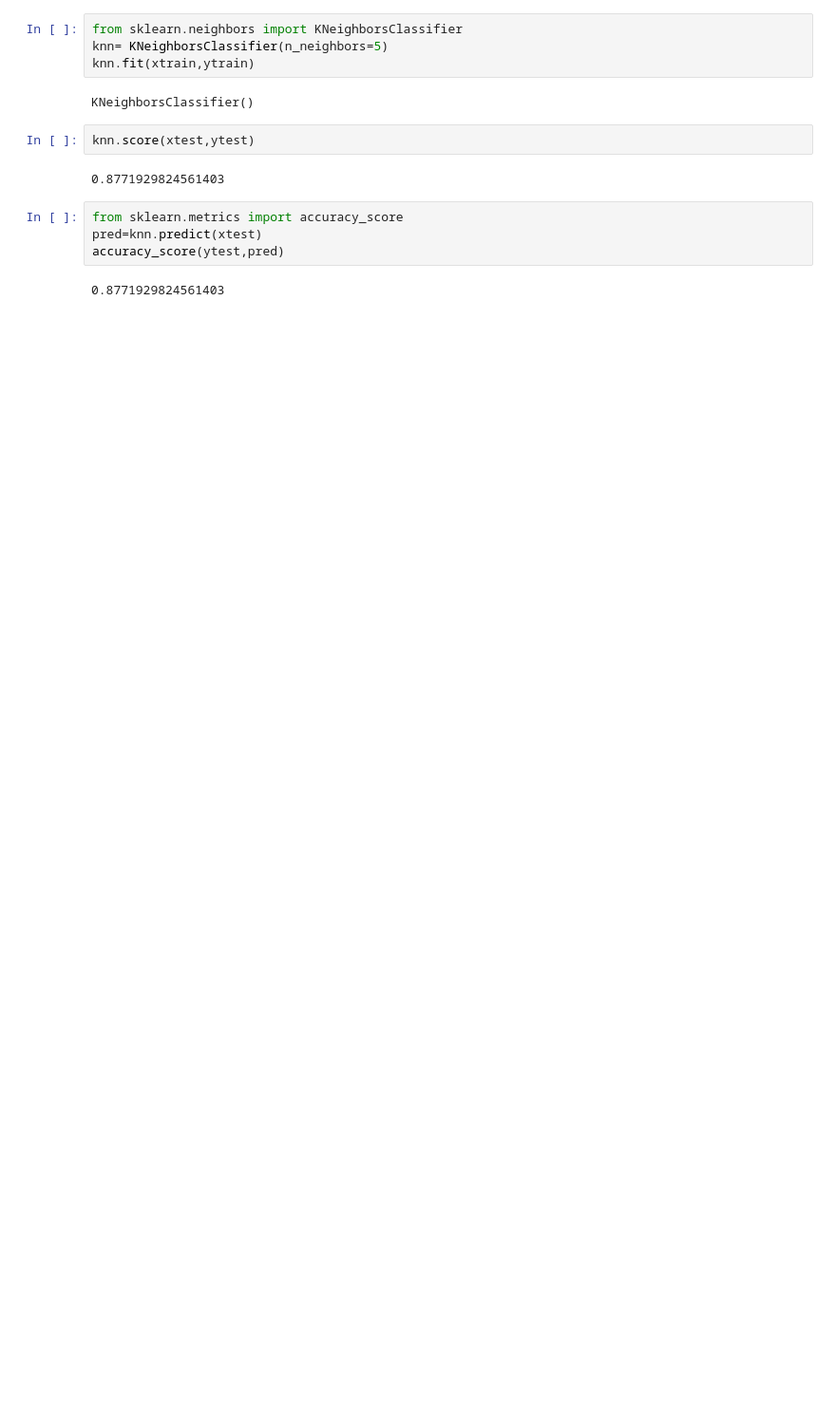
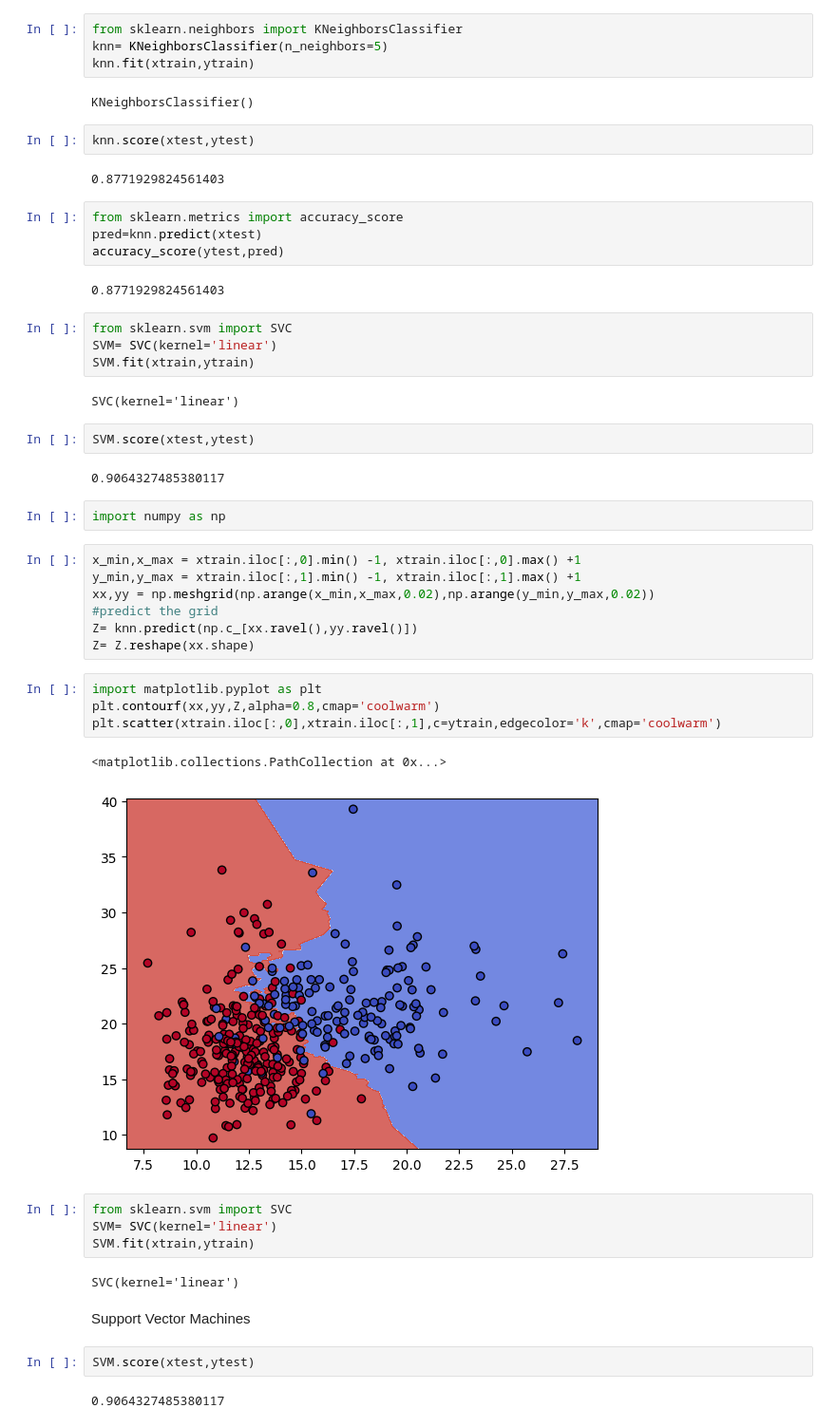
Before and after one commit to aditi2259/Hands-on-Workshop-AIML, a Jupyter notebook: AIML_Session1.ipynb, the cells around one changed output. Shown at 95% size. Drawn from its saved outputs; the diff is of its cells as text; blank space fills up the shorter version.

```diff
--- a/AIML_Session1.ipynb
+++ b/AIML_Session1.ipynb
@@ -506,3 +506,41 @@ pred=knn.predict(xtest)
 accuracy_score(ytest,pred)
 # %% [output]
 0.8771929824561403
+# %%
+from sklearn.svm import SVC
+SVM= SVC(kernel='linear')
+SVM.fit(xtrain,ytrain)
+# %% [output]
+SVC(kernel='linear')
+# %%
+SVM.score(xtest,ytest)
+# %% [output]
+0.9064327485380117
+# %%
+import numpy as np
+# %%
+x_min,x_max = xtrain.iloc[:,0].min() -1, xtrain.iloc[:,0].max() +1
+y_min,y_max = xtrain.iloc[:,1].min() -1, xtrain.iloc[:,1].max() +1
+xx,yy = np.meshgrid(np.arange(x_min,x_max,0.02),np.arange(y_min,y_max,0.02))
+#predict the grid
+Z= knn.predict(np.c_[xx.ravel(),yy.ravel()])
+Z= Z.reshape(xx.shape)
+# %%
+import matplotlib.pyplot as plt
+plt.contourf(xx,yy,Z,alpha=0.8,cmap='coolwarm')
+plt.scatter(xtrain.iloc[:,0],xtrain.iloc[:,1],c=ytrain,edgecolor='k',cmap='coolwarm')
+# %% [output]
+<matplotlib.collections.PathCollection at 0x...>
+[figure, added]
+# %%
+from sklearn.svm import SVC
+SVM= SVC(kernel='linear')
+SVM.fit(xtrain,ytrain)
+# %% [output]
+SVC(kernel='linear')
+# %% [markdown]
+Support Vector Machines
+# %%
+SVM.score(xtest,ytest)
+# %% [output]
+0.9064327485380117
```
Also changed, not shown: parts of 44 cells of this notebook.
